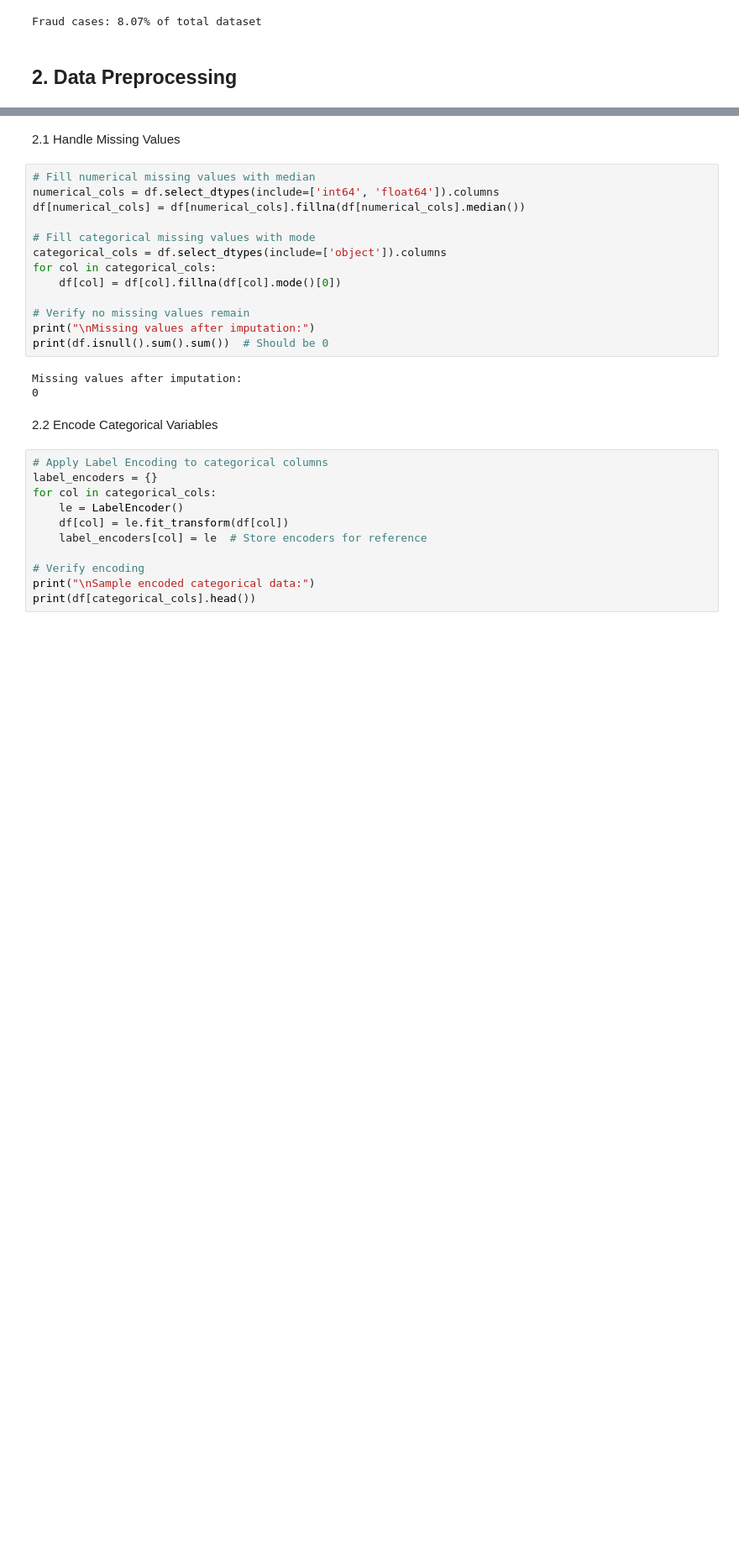
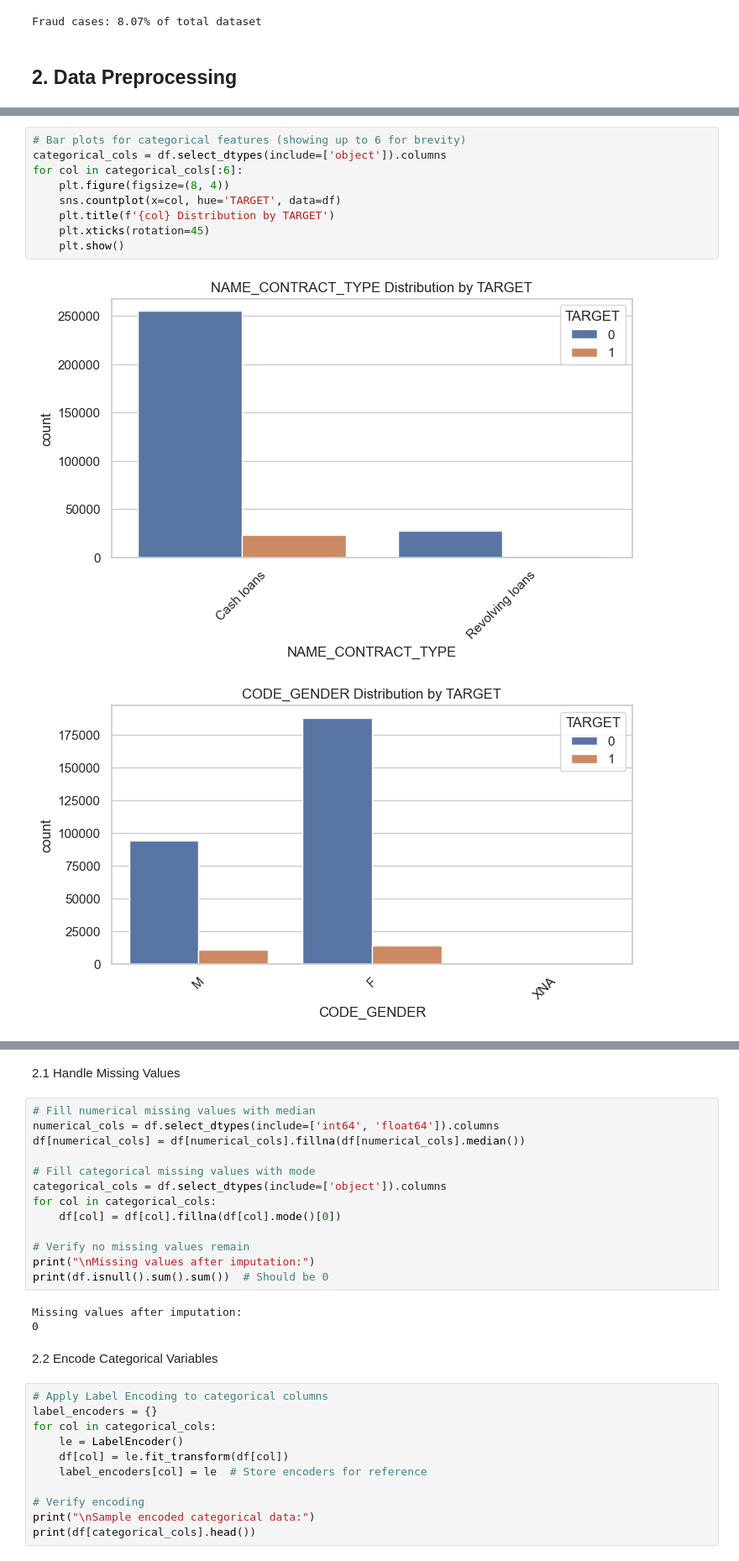
Before and after one commit to IVANLANGA/ML-model, a Jupyter notebook: notebooks/credit_card_fraud.ipynb, the cells around one changed output, grey strips where cells are left out. Shown at 84% size. Cells and saved outputs as stored; diff of their text form; blank space fills up the shorter version.

```diff
--- a/notebooks/credit_card_fraud.ipynb
+++ b/notebooks/credit_card_fraud.ipynb
@@ -115,0 +141,12 @@ Fraud cases: 8.07% of total dataset
+# %%
+# Bar plots for categorical features (showing up to 6 for brevity)
+categorical_cols = df.select_dtypes(include=['object']).columns
+for col in categorical_cols[:6]:
+    plt.figure(figsize=(8, 4))
+    sns.countplot(x=col, hue='TARGET', data=df)
+    plt.title(f'{col} Distribution by TARGET')
+    plt.xticks(rotation=45)
+    plt.show()
+# %% [output]
+[figure, added]
+[figure, added]
```
Also changed, not shown: parts of 5 cells of this notebook.
